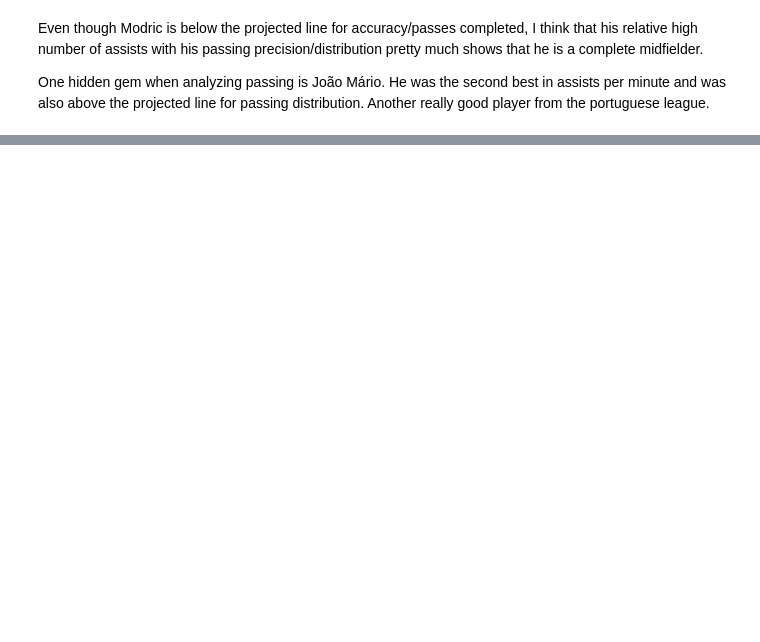
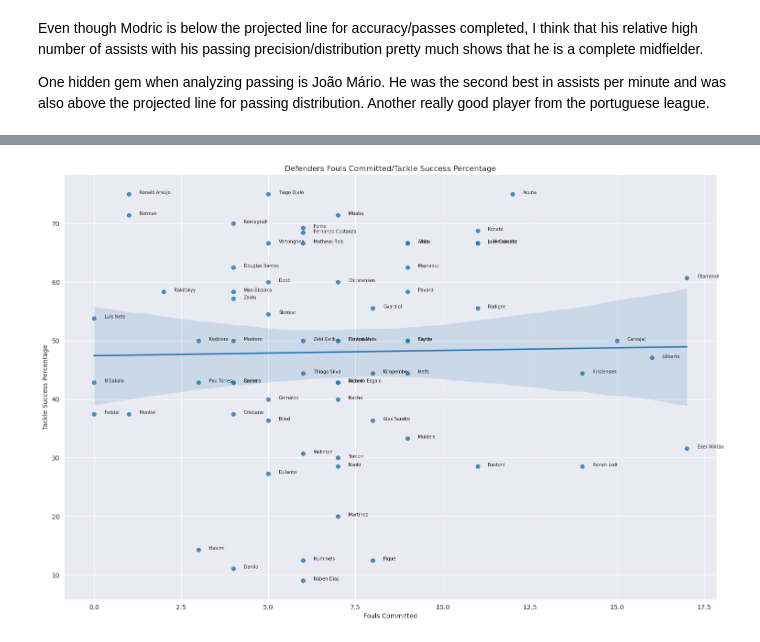
Before and after one commit to caiomelo22/20-21-Champions-League-Analysis, a Jupyter notebook: notebooke5ae0d8453.ipynb, the cells around one changed output, grey strips where cells are left out. Saved outputs shown, nothing was run; the diff lists cells and outputs as text; code cells hidden in the pictures; blank space fills up the shorter version.

Commit message:
Defender analysis

```diff
--- a/notebooke5ae0d8453.ipynb
+++ b/notebooke5ae0d8453.ipynb
@@ -268,0 +271,7 @@ One hidden gem when analyzing passing is João Mário. He was the second best in
+# %%
+players_df['clearances_per_min'] = players_df['clearance_attempted'] / players_df['minutes_played']
+players_df['tackle_pct'] = (players_df['t_won'] * 100) / players_df['tackles']
+
+defender_cols = ['player_name', 't_won', 'tackles', 'fouls_committed', 'tackle_pct', 'clearance_attempted', 'clearances_per_min']
+
+players_df.loc[:, defender_cols].head()
@@ -268,0 +285,3 @@ One hidden gem when analyzing passing is João Mário. He was the second best in
+# %%
+defenders = players_df[(players_df['position'] == 'Defender') & (players_df['minutes_played'] >= min_played_threshold)]
+defenders.loc[:, defender_cols].head()
@@ -268,0 +297,3 @@ One hidden gem when analyzing passing is João Mário. He was the second best in
+# %%
+avg_tackles = defenders['tackles'].mean()
+print('Avg tackles:', avg_tackles)
@@ -268,0 +304,3 @@ One hidden gem when analyzing passing is João Mário. He was the second best in
+# %%
+defenders = defenders[defenders['tackles'] > avg_tackles]
+defenders.loc[:, defender_cols].head()
@@ -268,0 +314,4 @@ One hidden gem when analyzing passing is João Mário. He was the second best in
+# %%
+plot_scatter(defenders, 'fouls_committed', 'tackle_pct', xlabel='Fouls Committed', ylabel='Tackle Success Percentage', title='Defenders', height=10)
+# %% [output]
+[figure, added]
```
Also changed, not shown: parts of 14 cells of this notebook.
